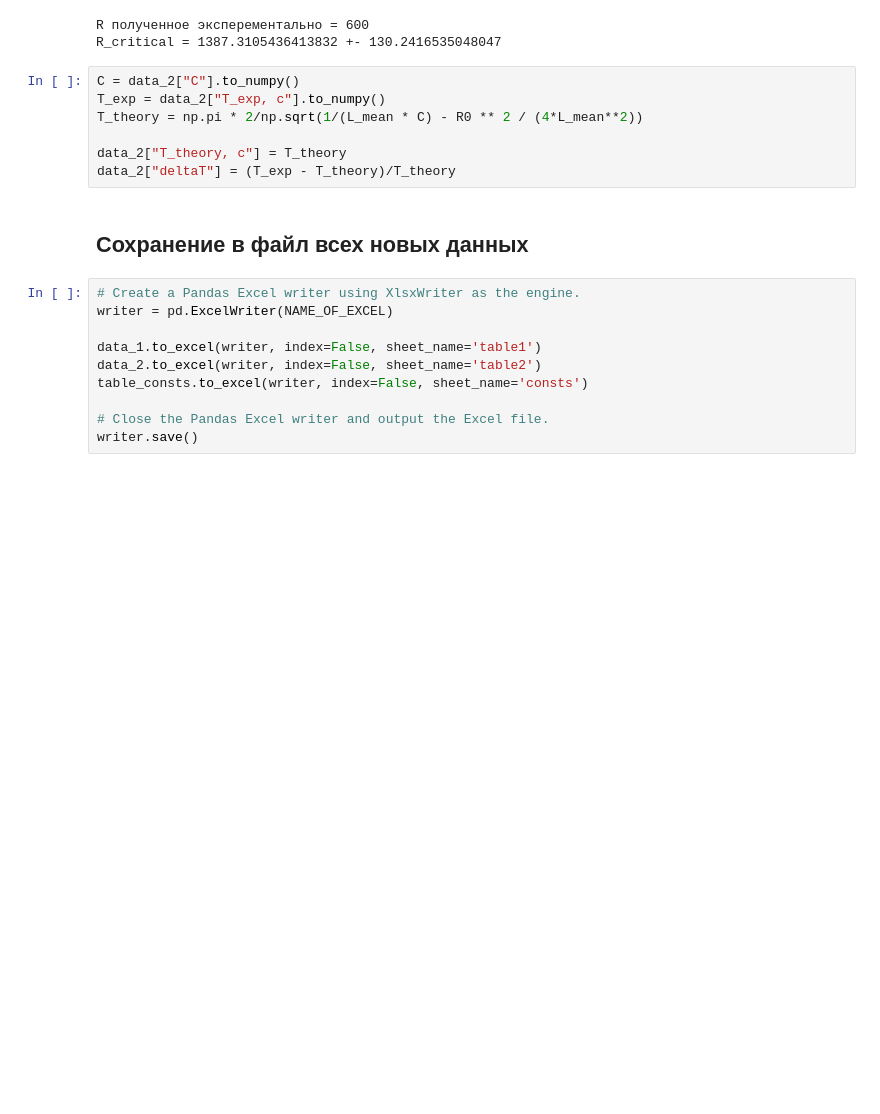
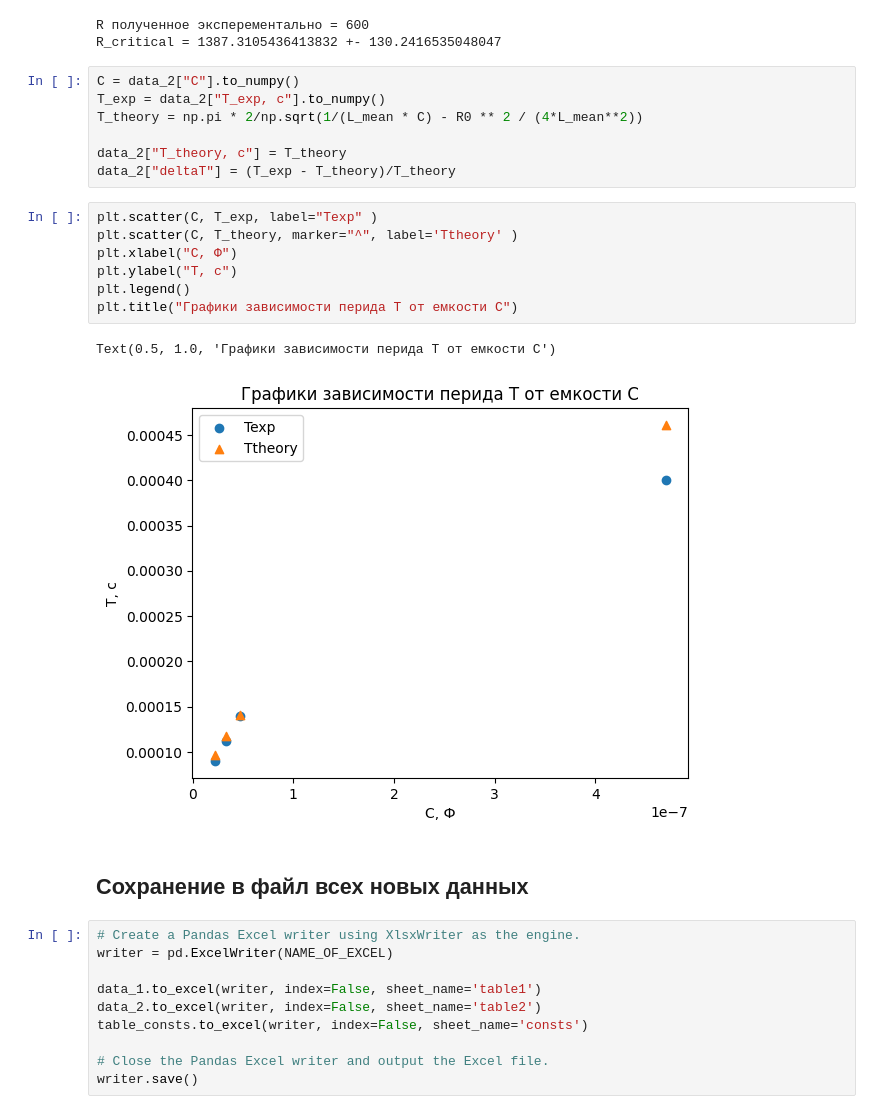
Before and after one commit to lalayants/PhysicsITMO_Electrostatics, a Jupyter notebook: lab3.10/analyze_3.10.ipynb, the cells around one changed output. Saved outputs shown, nothing was run; the diff lists cells and outputs as text; blank space fills up the shorter version.

Commit message:
3.10 Plot added

```diff
--- a/lab3.10/analyze_3.10.ipynb
+++ b/lab3.10/analyze_3.10.ipynb
@@ -135,6 +135,16 @@ T_theory = np.pi * 2/np.sqrt(1/(L_mean * C) - R0 ** 2 / (4*L_mean**2))
 
 data_2["T_theory, c"] = T_theory
 data_2["deltaT"] = (T_exp - T_theory)/T_theory
+# %%
+plt.scatter(C, T_exp, label="Texp" )
+plt.scatter(C, T_theory, marker="^", label='Ttheory' )
+plt.xlabel("С, Ф")
+plt.ylabel("T, c")
+plt.legend()
+plt.title("Графики зависимости перида Т от емкости С")
+# %% [output]
+Text(0.5, 1.0, 'Графики зависимости перида Т от емкости С')
+[figure, added]
 # %% [markdown]
 ##  Сохранение в файл всех новых данных
 # %%
```
Also changed, not shown: 1 other file.
